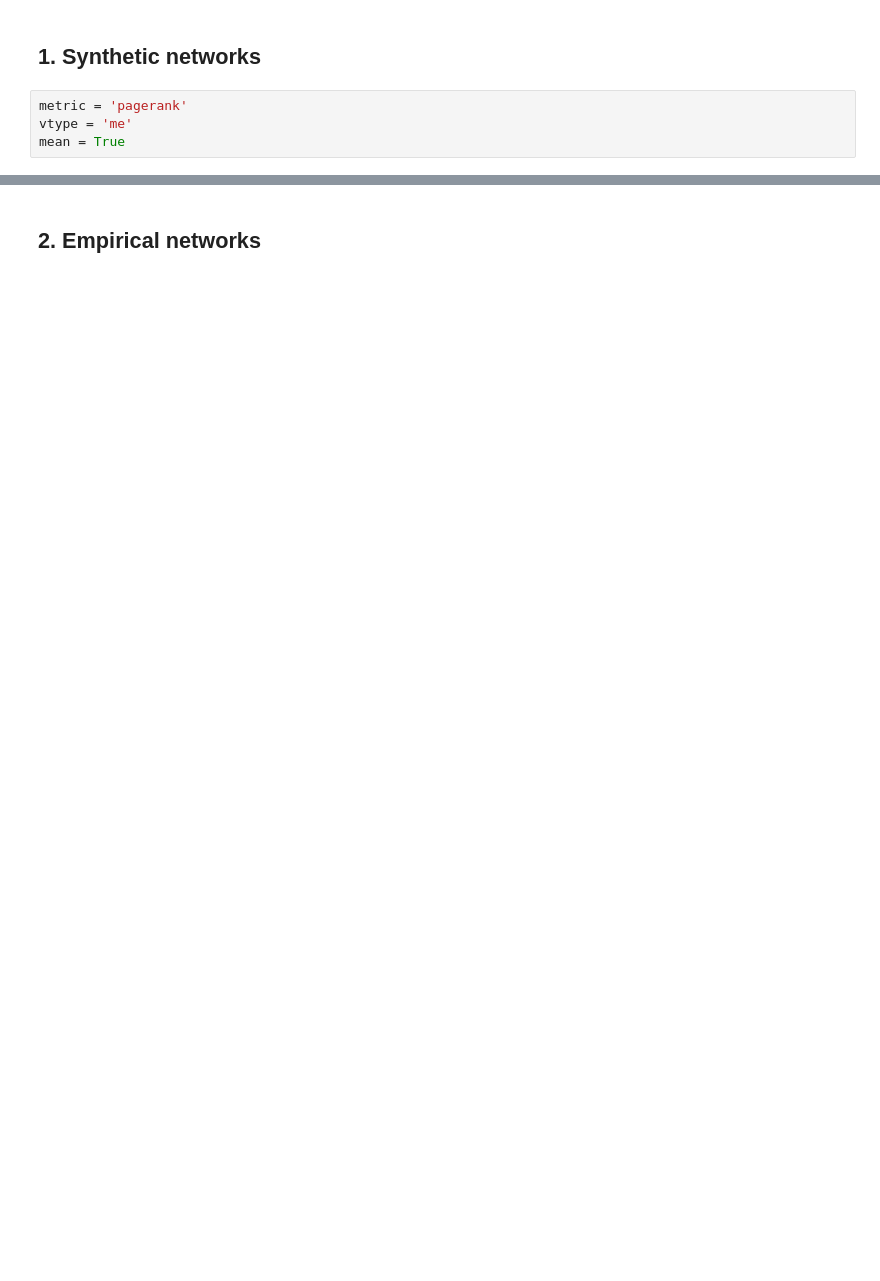
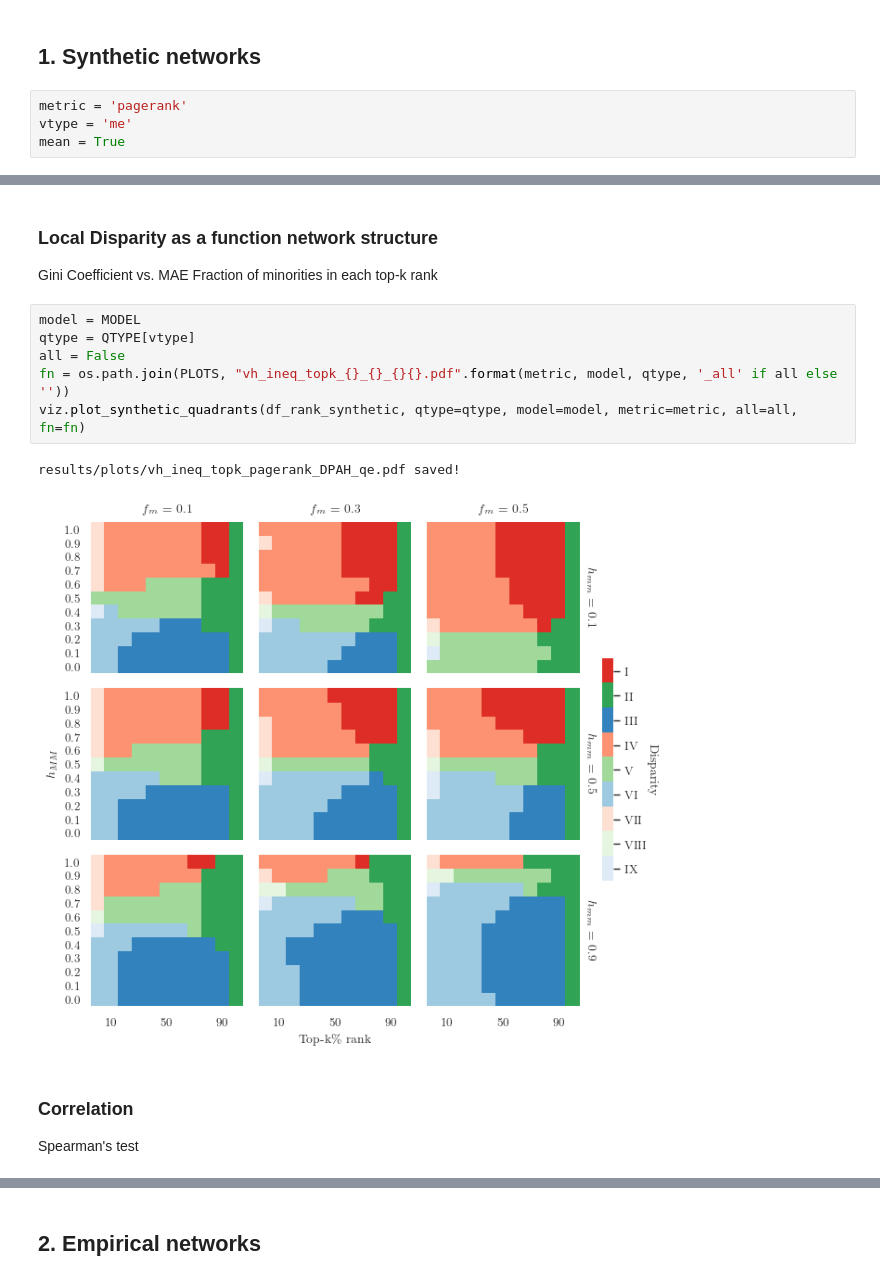
Before and after one commit to gesiscss/Homophilic_Directed_ScaleFree_Networks, a Jupyter notebook: 3. Plots in paper.ipynb, the cells around one changed output, grey strips where cells are left out. Saved outputs shown, nothing was run; the diff lists cells and outputs as text; blank space fills up the shorter version.

```diff
--- a/3. Plots in paper.ipynb
+++ b/3. Plots in paper.ipynb
@@ -116,0 +95,15 @@ results/plots/vh_ineq_me_pagerank_DBAH_mean.pdf saved!
+# %% [markdown]
+<h3>Local Disparity as a function network structure</h3>
+<p>Gini Coefficient vs. MAE Fraction of minorities in each top-k rank</p>
+# %%
+model = MODEL
+qtype = QTYPE[vtype]
+all = False
+fn = os.path.join(PLOTS, "vh_ineq_topk_{}_{}_{}{}.pdf".format(metric, model, qtype, '_all' if all else ''))
+viz.plot_synthetic_quadrants(df_rank_synthetic, qtype=qtype, model=model, metric=metric, all=all, fn=fn)
+# %% [output]
+results/plots/vh_ineq_topk_pagerank_DPAH_qe.pdf saved!
+[figure, added]
+# %% [markdown]
+<h3>Correlation</h3>
+<p>Spearman's test</p>
```
Also changed, not shown: parts of 23 cells of this notebook, 54 other files.
